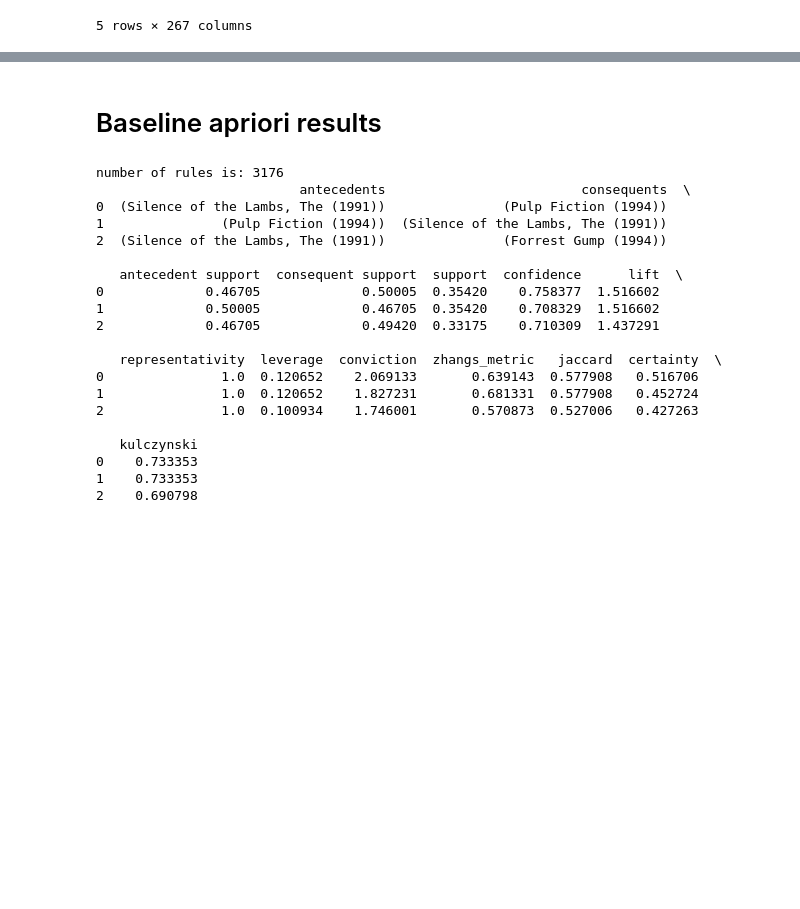
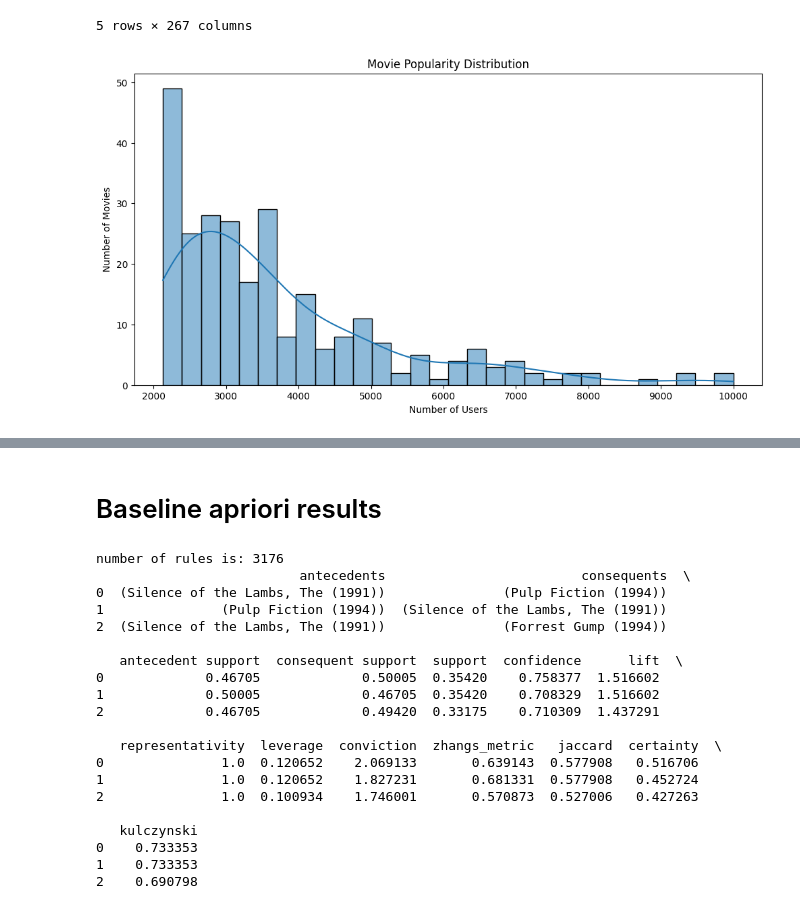
Before and after one commit to ItamarBerger/TabularDS, a Jupyter notebook: final_project/code/exmple_notebook.ipynb, the cells around one changed output, grey strips where cells are left out. Drawn from its saved outputs; the diff is of its cells as text; code cells hidden in the pictures; blank space fills up the shorter version.

```diff
--- a/final_project/code/exmple_notebook.ipynb
+++ b/final_project/code/exmple_notebook.ipynb
@@ -50,3 +50,21 @@ transactions.head()
 | 3 | 0 | 0 | 1 | 1 | 0 | 0 | ... |
 | 4 | 0 | 1 | 0 | 0 | 1 | 0 | ... |
 5 rows × 267 columns
+# %%
+import pandas as pd
+import matplotlib.pyplot as plt
+import seaborn as sns
+
+df = transactions
+
+# Count how often each movie appears
+movie_popularity = df.sum(axis=0)
+
+plt.figure(figsize=(12, 6))
+sns.histplot(movie_popularity, bins=30, kde=True)
+plt.xlabel("Number of Users")
+plt.ylabel("Number of Movies")
+plt.title("Movie Popularity Distribution")
+plt.show()
+# %% [output]
+[figure, added]
```
Also changed, not shown: parts of 9 cells of this notebook.
